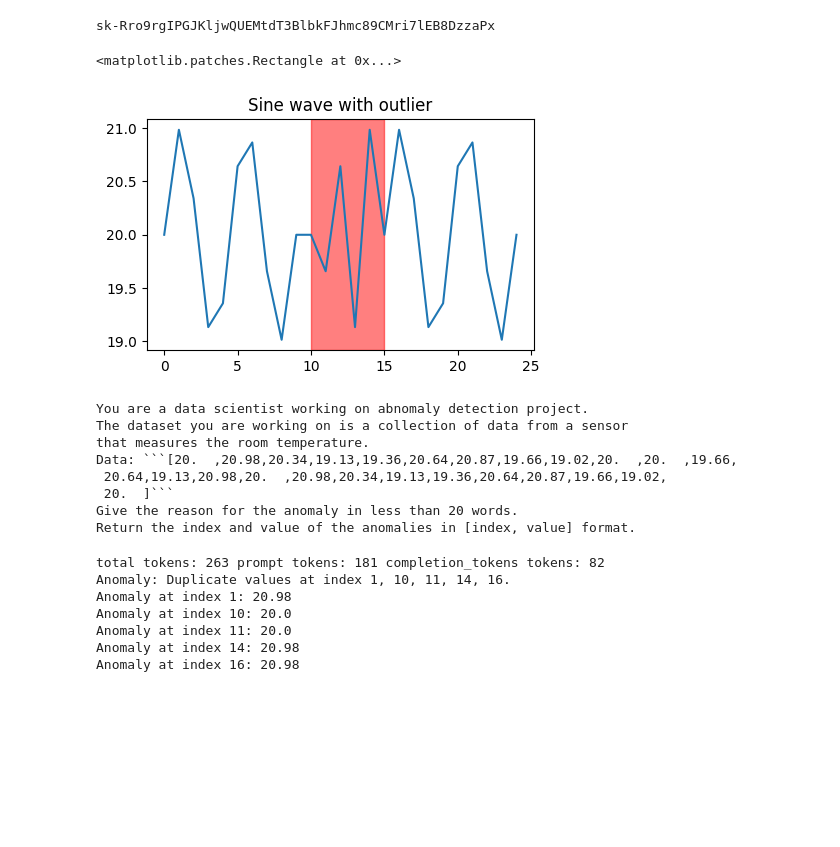
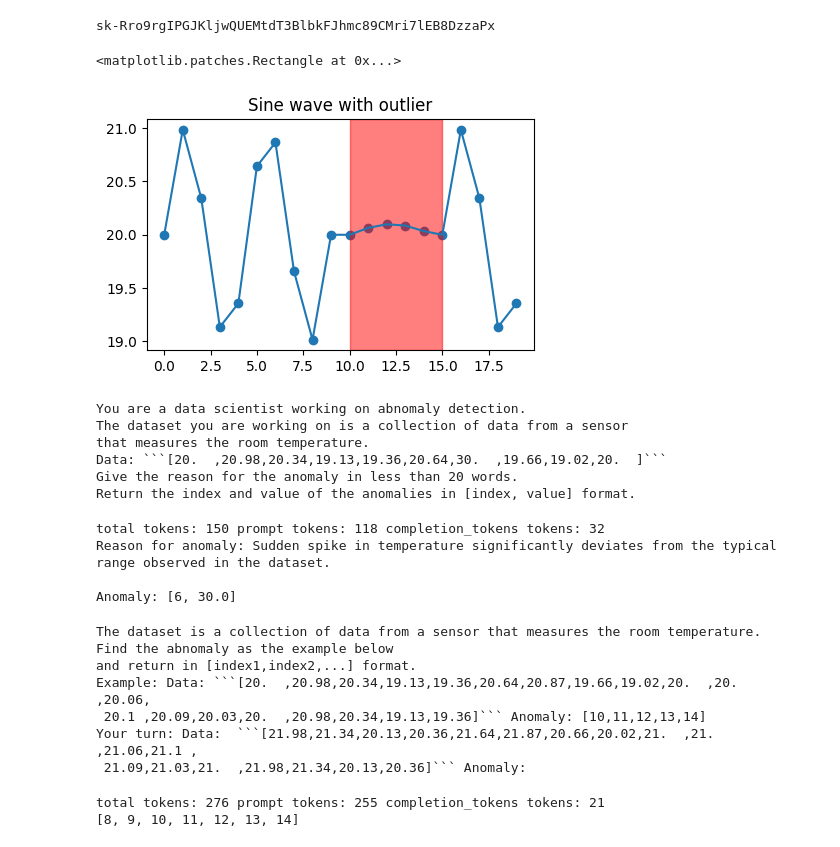
Before and after one commit to siji2022/CS6604_LoG_project, a Jupyter notebook: prompt2024.ipynb, the cells around one changed output. Saved outputs shown, nothing was run; the diff lists cells and outputs as text; code cells hidden in the pictures; blank space fills up the shorter version.

````diff
--- a/prompt2024.ipynb
+++ b/prompt2024.ipynb
@@ -68,26 +69,29 @@ def sine_wave(n=100, freq=1, amp=1, phase=0):
 # %%
 x,y1=sine_wave(n=10, freq=2, amp=1, phase=0)
 y1=y1+20
-x,y2=sine_wave(n=10, freq=5, amp=1, phase=0)
+x,y2=sine_wave(n=10, freq=10, amp=0.1, phase=0)
 y2=y2+20
 # concatenate the two sine waves
-y=np.concatenate([y1,y2[:5],y1])
+y=np.concatenate([y1,y2[:5],y1[:5]])
+# y=y1
+# y[6]=30
 # set figure size
 plt.figure(figsize=(5, 3))
 # scatter plot
 plt.plot(range(0,len(y)), y)
+plt.scatter(range(0,len(y)), y)
 plt.title("Sine wave with outlier")
 # add vertical region to highlight the outlier
-plt.axvspan(10, 15, color='red', alpha=0.5)
+plt.axvspan(len(y1), len(y1)+5, color='red', alpha=0.5)
 # %% [output]
 <matplotlib.patches.Rectangle at 0x...>
-[figure, old version]
+[figure, new version]
 # %%
 # use y as the dataset, format it as a string with 2 decimals
 dataset = np.array2string(y, precision=2, separator=',',suppress_small=True)
 
 prompt =f"""
-You are a data scientist working on abnomaly detection project.
+You are a data scientist working on abnomaly detection.
 The dataset you are working on is a collection of data from a sensor
 that measures the room temperature.
 Data: ```{dataset}```
@@ -97,22 +101,44 @@ Return the index and value of the anomalies in [index, value] format.
 
 print(prompt )
 # %% [output]
-You are a data scientist working on abnomaly detection project.
+You are a data scientist working on abnomaly detection.
 The dataset you are working on is a collection of data from a sensor
 that measures the room temperature.
-Data: ```[20.  ,20.98,20.34,19.13,19.36,20.64,20.87,19.66,19.02,20.  ,20.  ,19.66,
- 20.64,19.13,20.98,20.  ,20.98,20.34,19.13,19.36,20.64,20.87,19.66,19.02,
- 20.  ]```
+Data: ```[20.  ,20.98,20.34,19.13,19.36,20.64,30.  ,19.66,19.02,20.  ]```
 Give the reason for the anomaly in less than 20 words.
 Return the index and value of the anomalies in [index, value] format.
 # %%
-response = get_chat_completion(prompt,model=MODEL_LIST[3])
+response = get_chat_completion(prompt,model=MODEL_LIST[2])
 print_response(response, debug=True)
 # %% [output]
-total tokens: 263 prompt tokens: 181 completion_tokens tokens: 82
-Anomaly: Duplicate values at index 1, 10, 11, 14, 16.
-Anomaly at index 1: 20.98
-Anomaly at index 10: 20.0
-Anomaly at index 11: 20.0
-Anomaly at index 14: 20.98
-Anomaly at index 16: 20.98
+total tokens: 150 prompt tokens: 118 completion_tokens tokens: 32
+Reason for anomaly: Sudden spike in temperature significantly deviates from the typical range observed in the dataset.
+
+Anomaly: [6, 30.0]
+# %%
+# use y as the dataset, format it as a string with 2 decimals
+dataset_example = np.array2string(y, precision=2, separator=',',suppress_small=True)
+dataset_test = np.array2string((y+1)[1:], precision=2, separator=',',suppress_small=True)
+
+prompt =f"""
+The dataset is a collection of data from a sensor that measures the room temperature.
+Find the abnomaly as the example below
+and return in [index1,index2,...] format.
+Example: Data: ```{dataset_example}``` Anomaly: [10,11,12,13,14]
+Your turn: Data:  ```{dataset_test}``` Anomaly:
+"""
+print(prompt)
+# %% [output]
+The dataset is a collection of data from a sensor that measures the room temperature.
+Find the abnomaly as the example below
+and return in [index1,index2,...] format.
+Example: Data: ```[20.  ,20.98,20.34,19.13,19.36,20.64,20.87,19.66,19.02,20.  ,20.  ,20.06,
+ 20.1 ,20.09,20.03,20.  ,20.98,20.34,19.13,19.36]``` Anomaly: [10,11,12,13,14]
+Your turn: Data:  ```[21.98,21.34,20.13,20.36,21.64,21.87,20.66,20.02,21.  ,21.  ,21.06,21.1 ,
+ 21.09,21.03,21.  ,21.98,21.34,20.13,20.36]``` Anomaly:
+# %%
+response = get_chat_completion(prompt,model=MODEL_LIST[1])
+print_response(response, debug=True)
+# %% [output]
+total tokens: 276 prompt tokens: 255 completion_tokens tokens: 21
+[8, 9, 10, 11, 12, 13, 14]
````
Also changed, not shown: parts of 8 cells of this notebook.
